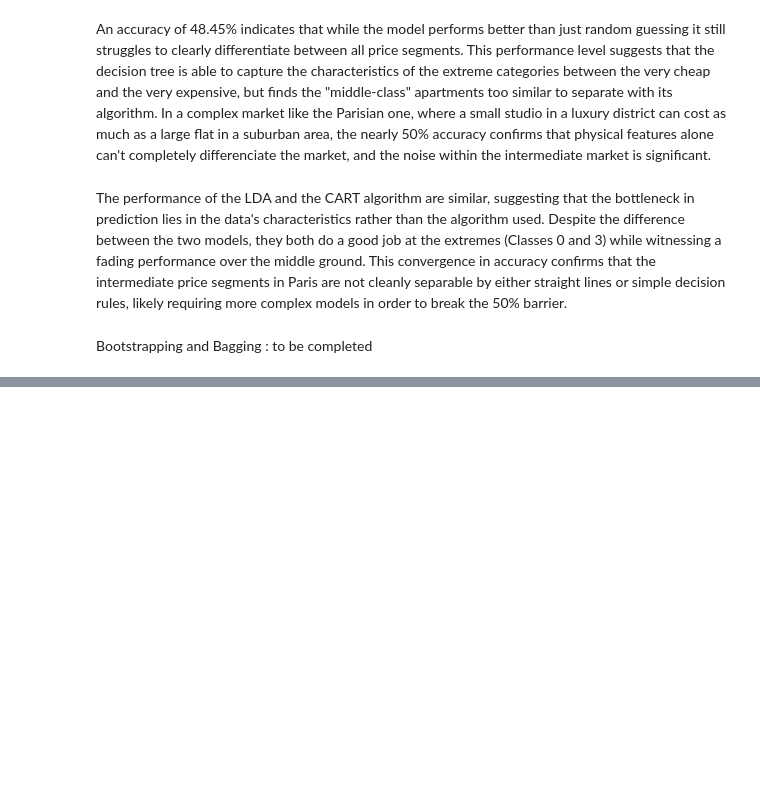
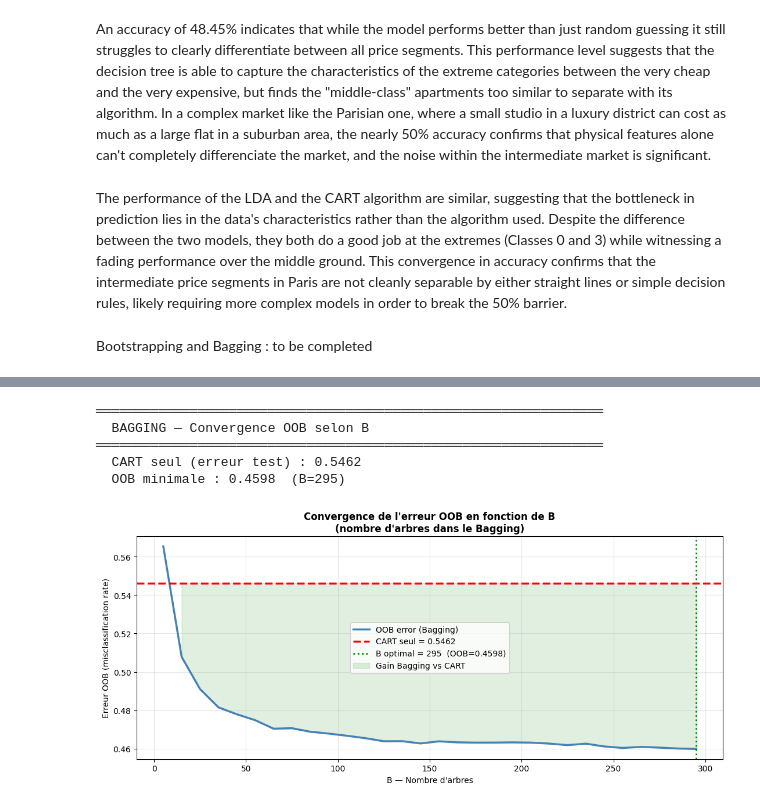
Before and after one commit to Felix-prjcts/ML_Airbnb_domain_generalisation, a Jupyter notebook: 1_ML_Paris.ipynb, the cells around one changed output, grey strips where cells are left out. Drawn from its saved outputs; the diff is of its cells as text; code cells hidden in the pictures; blank space fills up the shorter version.

```diff
--- a/1_ML_Paris.ipynb
+++ b/1_ML_Paris.ipynb
@@ -545,0 +691,53 @@ Bootstrapping and Bagging : to be completed
+# %%
+print("\n" + "═"*65)
+print("  BAGGING — Convergence OOB selon B")
+print("═"*65)
+
+B_range  = list(range(5, 301, 10))
+oob_errs = []
+
+for b_val in B_range:
+    bag_tmp = BaggingClassifier(
+        estimator=DecisionTreeClassifier(),
+        n_estimators=b_val,
+        bootstrap=True, oob_score=True,
+        random_state=42, n_jobs=-1
+    )
+    bag_tmp.fit(X_train, y_train)
+    oob_errs.append(1 - bag_tmp.oob_score_)
+
+# Erreur de test CART seul
+cart_ref = DecisionTreeClassifier(random_state=42)
+cart_ref.fit(X_train, y_train)
+err_cart_ref = 1 - accuracy_score(y_test, cart_ref.predict(X_test))
+print(f"  CART seul (erreur test) : {err_cart_ref:.4f}")
+
+# B optimal
+best_B   = B_range[np.argmin(oob_errs)]
+best_oob = min(oob_errs)
+print(f"  OOB minimale : {best_oob:.4f}  (B={best_B})")
+
+fig3, ax3 = plt.subplots(figsize=(11, 5))
+ax3.plot(B_range, oob_errs, color='steelblue', lw=2.5, label='OOB error (Bagging)')
+ax3.axhline(err_cart_ref, color='red', linestyle='--', lw=2.5,
+            label=f'CART seul = {err_cart_ref:.4f}')
+ax3.axvline(best_B, color='green', linestyle=':', lw=2,
+            label=f'B optimal = {best_B}  (OOB={best_oob:.4f})')
+ax3.fill_between(B_range, oob_errs, err_cart_ref,
+                 where=[o < err_cart_ref for o in oob_errs],
+                 alpha=0.12, color='green', label='Gain Bagging vs CART')
+ax3.set_title("Convergence de l'erreur OOB en fonction de B\n(nombre d'arbres dans le Bagging)",
+              fontsize=12, fontweight='bold')
+ax3.set_xlabel("B — Nombre d'arbres")
+ax3.set_ylabel("Erreur OOB (misclassification rate)")
+ax3.legend(fontsize=10)
+ax3.grid(alpha=0.3)
+plt.tight_layout()
+plt.show()
+# %% [output]
+═════════════════════════════════════════════════════════════════
+  BAGGING — Convergence OOB selon B
+═════════════════════════════════════════════════════════════════
+  CART seul (erreur test) : 0.5462
+  OOB minimale : 0.4598  (B=295)
+[figure, added]
```
Also changed, not shown: parts of 6 cells of this notebook, 1 other file.
